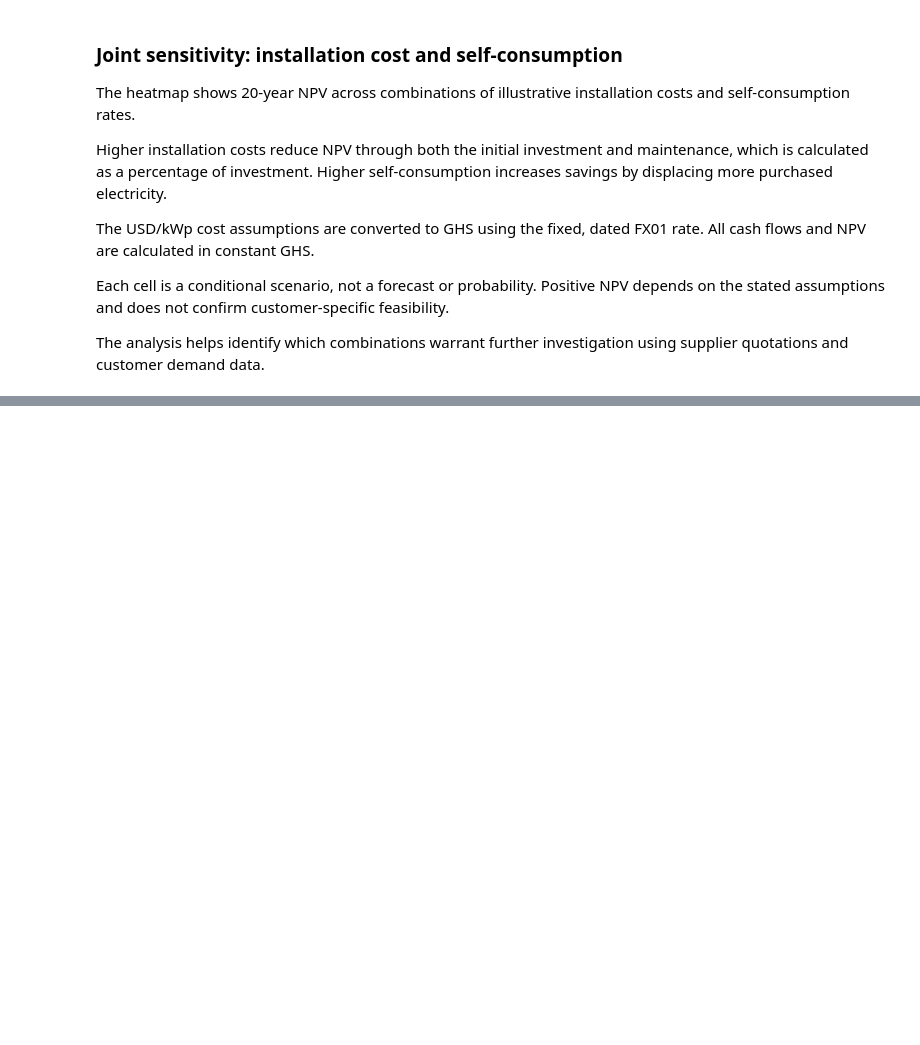
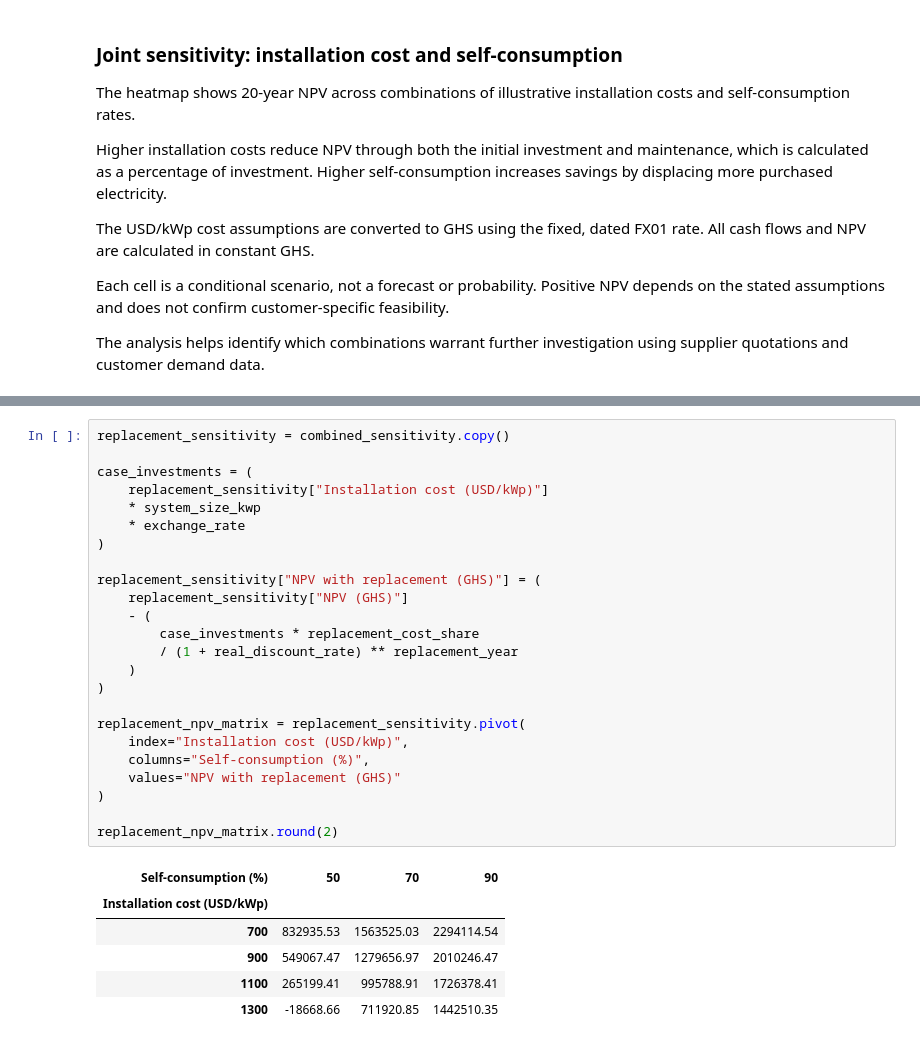
Before and after one commit to GHseyram/Ghana-energy-transition-investment-analytics, a Jupyter notebook: notebooks/05_ghana_solar_scenario.ipynb, the cells around one changed output, grey strips where cells are left out. Cells and saved outputs as stored; diff of their text form; blank space fills up the shorter version.

Commit message:
Add equipment replacement stress test and interpret downside case

```diff
--- a/notebooks/05_ghana_solar_scenario.ipynb
+++ b/notebooks/05_ghana_solar_scenario.ipynb
@@ -530,0 +626,31 @@ investigation using supplier quotations and customer demand data.
+# %%
+replacement_sensitivity = combined_sensitivity.copy()
+
+case_investments = (
+    replacement_sensitivity["Installation cost (USD/kWp)"]
+    * system_size_kwp
+    * exchange_rate
+)
+
+replacement_sensitivity["NPV with replacement (GHS)"] = (
+    replacement_sensitivity["NPV (GHS)"]
+    - (
+        case_investments * replacement_cost_share
+        / (1 + real_discount_rate) ** replacement_year
+    )
+)
+
+replacement_npv_matrix = replacement_sensitivity.pivot(
+    index="Installation cost (USD/kWp)",
+    columns="Self-consumption (%)",
+    values="NPV with replacement (GHS)"
+)
+
+replacement_npv_matrix.round(2)
+# %% [output]
+| Self-consumption (%) | 50 | 70 | 90 |
+| Installation cost (USD/kWp) |  |  |  |
+| 700 | 832935.53 | 1563525.03 | 2294114.54 |
+| 900 | 549067.47 | 1279656.97 | 2010246.47 |
+| 1100 | 265199.41 | 995788.91 | 1726378.41 |
+| 1300 | -18668.66 | 711920.85 | 1442510.35 |
```
Also changed, not shown: parts of 5 cells of this notebook.
